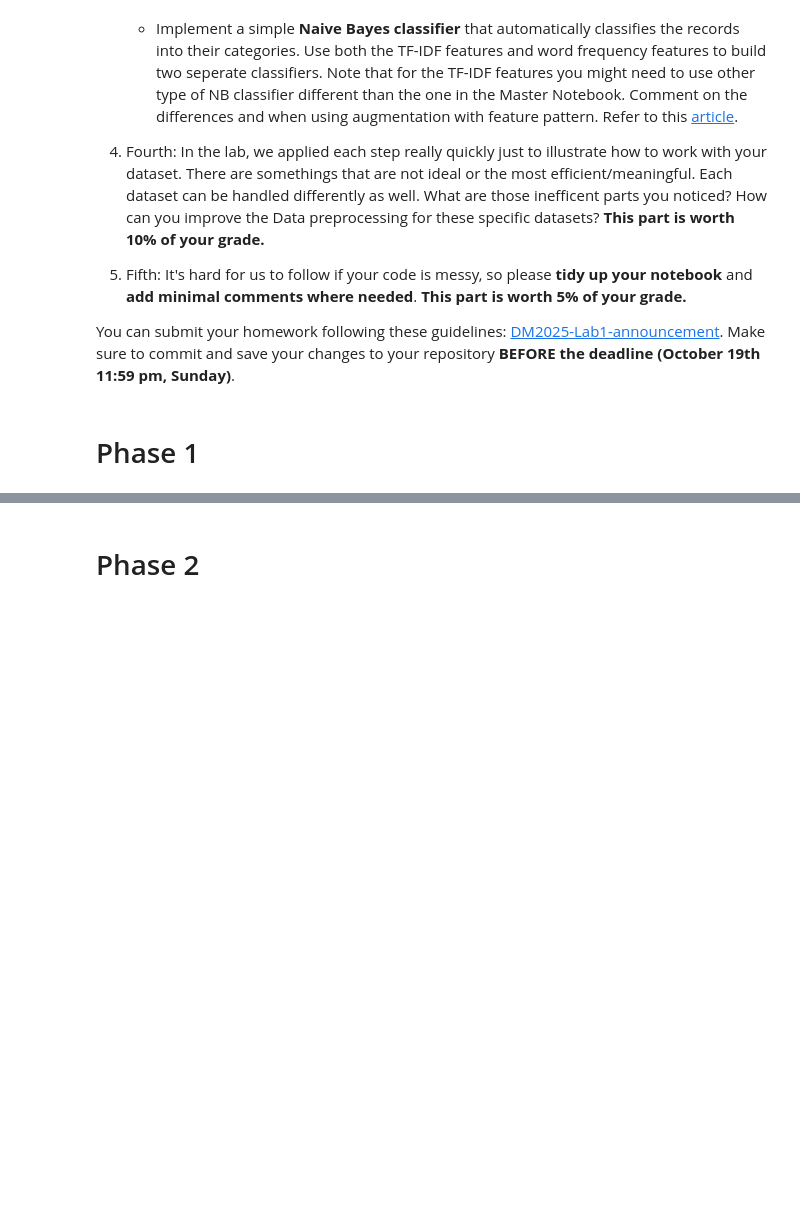
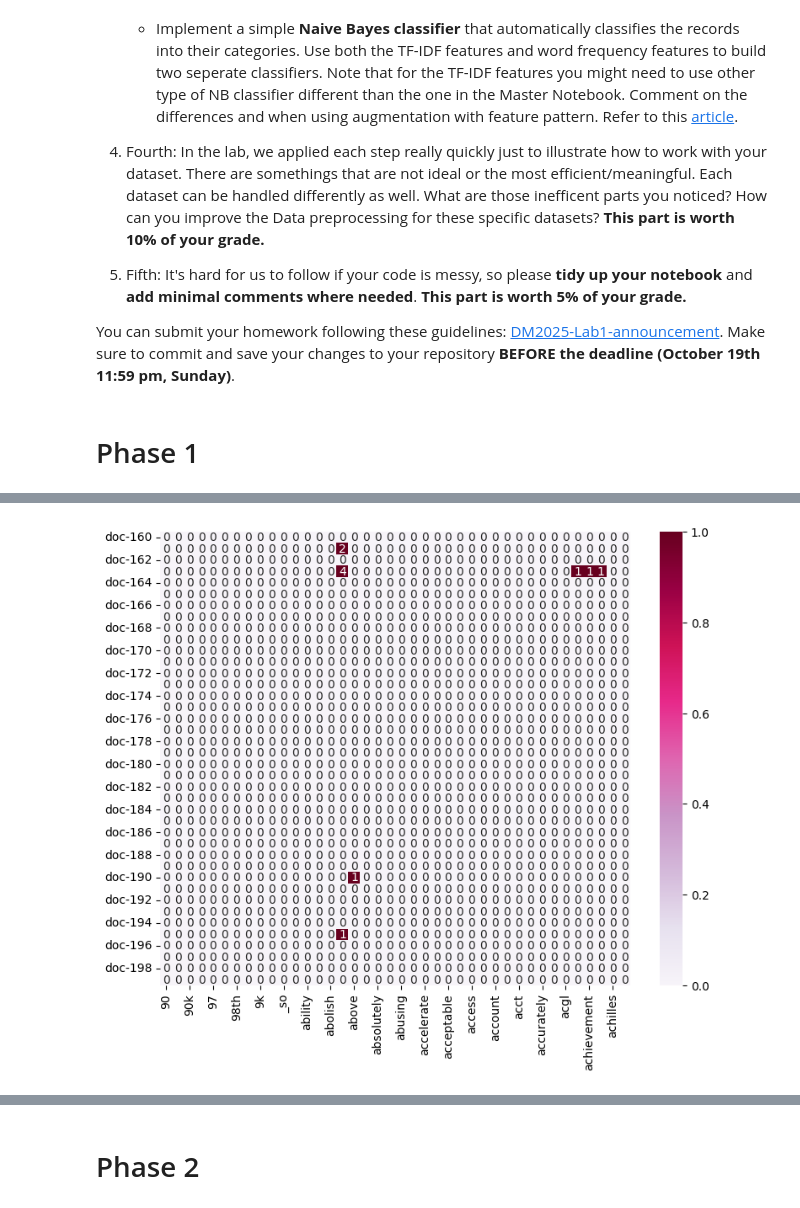
Before and after one commit to chiajungchang2003/DM2025-Lab1-Exercise, a Jupyter notebook: DM2025-Lab1-Homework.ipynb, the cells around one changed output, grey strips where cells are left out. Drawn from its saved outputs; the diff is of its cells as text; code cells hidden in the pictures; blank space fills up the shorter version.

```diff
--- a/DM2025-Lab1-Homework.ipynb
+++ b/DM2025-Lab1-Homework.ipynb
@@ -60,0 +227,6 @@ You can submit your homework following these guidelines: [DM2025-Lab1-announceme
+# %%
+df['unigram'] = df['text'].apply(lambda x: dmh.tokenize_text(x))
+# %%
+from sklearn.feature_extraction.text import CountVectorizer
+count_vectorizer = CountVectorizer()
+df_counts=count_vectorizer.fit_transform(df['text'])
@@ -60,0 +308,14 @@ You can submit your homework following these guidelines: [DM2025-Lab1-announceme
+# %%
+# plot a heap map to visualize
+import seaborn as sns
+# prepare a DataFrame for plotting
+frequency_data = df_counts[0:40, 160:200].toarray()
+columns = count_vect.get_feature_names_out()[160:200]
+frequency_df = pd.DataFrame.from_records(frequency_data, columns=columns, index=[f"doc-{i}" for i in range(160, 200)])
+# plot the heap map
+plt.subplots(figsize=(9, 7))
+ax = sns.heatmap(frequency_df,
+                 cmap="PuRd",
+                 vmin=0, vmax=1, annot=True)
+# %% [output]
+[figure, added]
```
Also changed, not shown: parts of 43 cells of this notebook.
